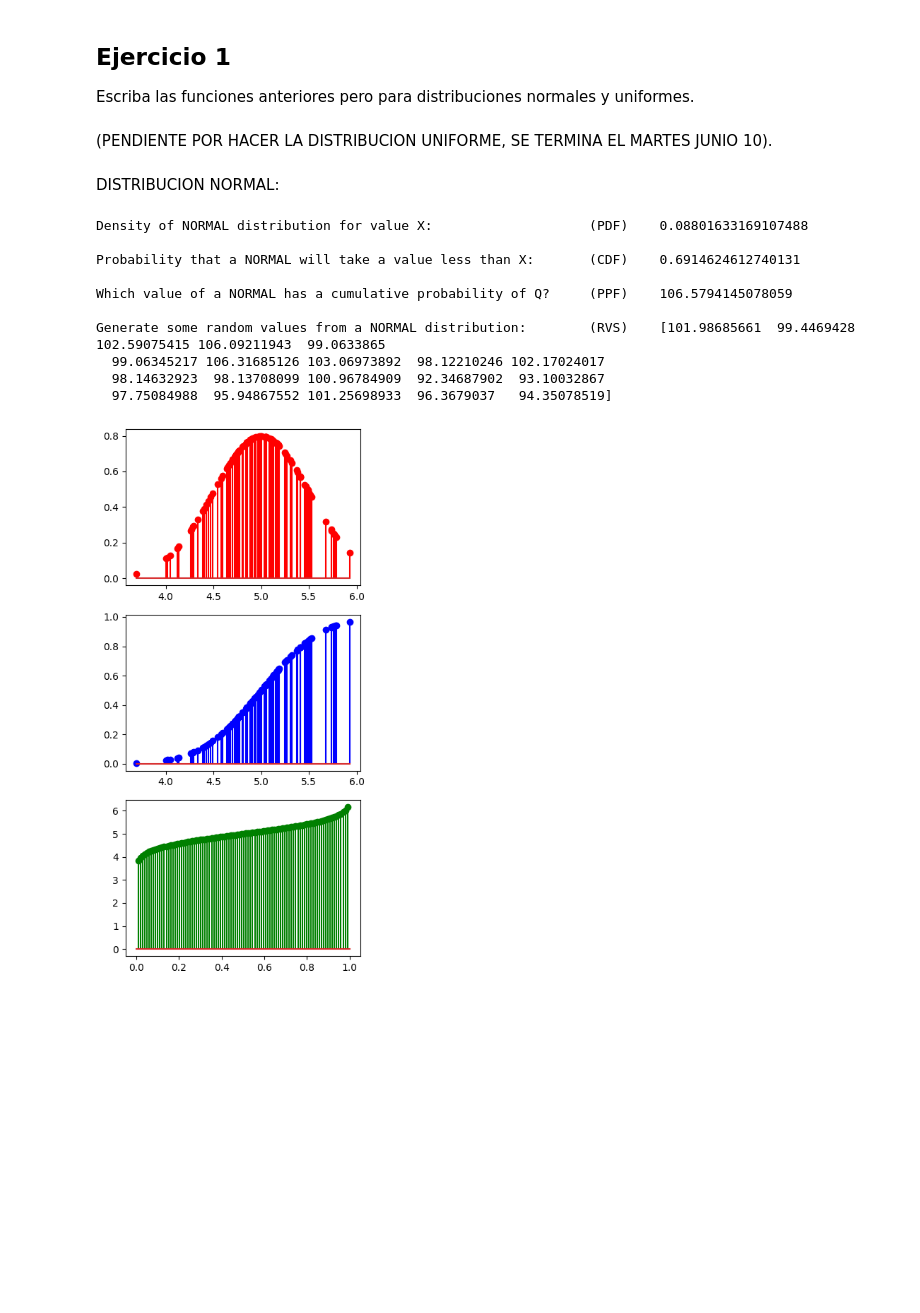
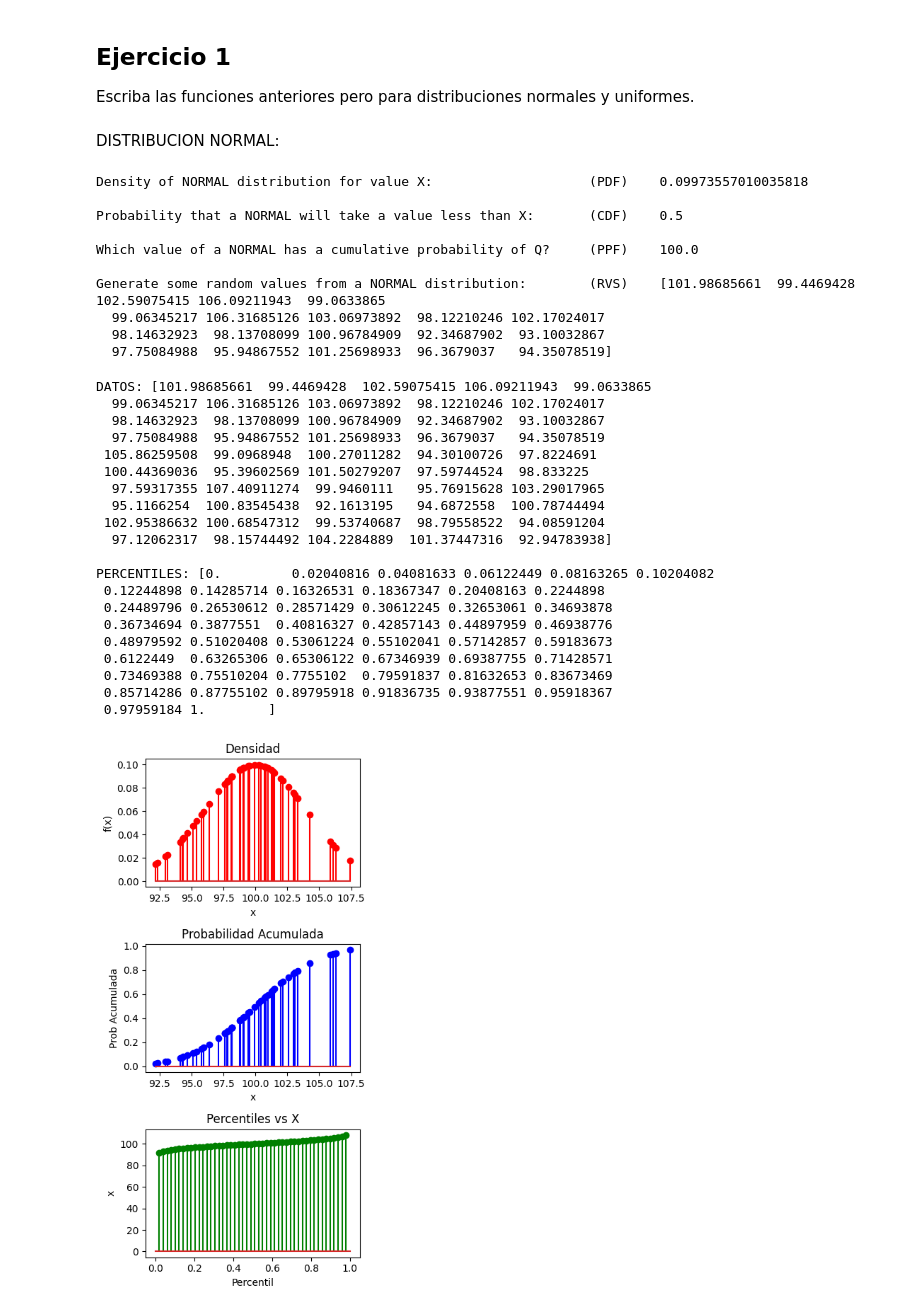
Before and after one commit to dancrg/probability-distribution-exercises-project-with-python, a Jupyter notebook: notebook/problems.es.ipynb, the cells around one changed output. Drawn from its saved outputs; the diff is of its cells as text; code cells hidden in the pictures; blank space fills up the shorter version.

```diff
--- a/notebook/problems.es.ipynb
+++ b/notebook/problems.es.ipynb
@@ -80,8 +85,6 @@ plt.show()
 ## Ejercicio 1
 
 Escriba las funciones anteriores pero para distribuciones normales y uniformes.
-# %% [markdown]
-(PENDIENTE POR HACER LA DISTRIBUCION UNIFORME, SE TERMINA EL MARTES JUNIO 10).
 # %% [markdown]
 DISTRIBUCION NORMAL:
 # %%
@@ -105,10 +108,10 @@ def rnorm(miu, desv, tamano):                     # Genera variables aleatorias
    result = norm.rvs(loc=miu, scale=desv, size=tamano)
    return result
 # %%
-X = 102
+X = 100
 miu = 100
 desv = 4
-Q = 0.95
+Q = 0.5
 tamano = 20
 
 import numpy as np
@@ -122,11 +125,11 @@ print(f"Which value of a NORMAL has a cumulative probability of Q?     (PPF)
 
 print(f"Generate some random values from a NORMAL distribution:        (RVS)    {rnorm(miu, desv, tamano)}\n")
 # %% [output]
-Density of NORMAL distribution for value X:                    (PDF)    0.08801633169107488
+Density of NORMAL distribution for value X:                    (PDF)    0.09973557010035818
 
-Probability that a NORMAL will take a value less than X:       (CDF)    0.6914624612740131
+Probability that a NORMAL will take a value less than X:       (CDF)    0.5
 
-Which value of a NORMAL has a cumulative probability of Q?     (PPF)    106.5794145078059
+Which value of a NORMAL has a cumulative probability of Q?     (PPF)    100.0
 
 Generate some random values from a NORMAL distribution:        (RVS)    [101.98685661  99.4469428  102.59075415 106.09211943  99.0633865
   99.06345217 106.31685126 103.06973892  98.12210246 102.17024017
@@ -135,30 +138,64 @@ Generate some random values from a NORMAL distribution:        (RVS)    [101.986
 # %%
 import matplotlib.pyplot as plt
 import numpy as np
 
 np.random.seed(42)
 
-miu = 5
-desv = 0.5
-tamano = 100
+miu = 100
+desv = 4
+tamano = 50
 
 data = rnorm(miu, desv, tamano)               # CREO LOS VALORES ALEATORIOS
 data_ppf = np.linspace(0,1,tamano)            # CREO LOS PERCENTILES
+
+print(f'DATOS: {data}\n')
+print(f'PERCENTILES: {data_ppf}\n')
 
 pdf = dnorm(data, miu, desv)
 cdf = pnorm(data, miu, desv)
 ppf = qnorm(data_ppf, miu, desv)
 
 fig, axis = plt.subplots(3, 1, figsize = (4, 8))
 
-axis[0].stem(data, pdf, "r-")
-axis[1].stem(data, cdf, "b-")
-axis[2].stem(data_ppf, ppf, "g-")
+axis[0].stem(data, pdf, "r-")                       # GRAFICO DE DENSIDAD           x VS f(x)
+axis[0].set_title("Densidad")
+axis[0].set_xlabel("x")
+axis[0].set_ylabel("f(x)")
+
+axis[1].stem(data, cdf, "b-")                       # GRAFICO DE PROB ACUMULADA     x VS p
+axis[1].set_title("Probabilidad Acumulada")
+axis[1].set_xlabel("x")
+axis[1].set_ylabel("Prob Acumulada")
+
+axis[2].stem(data_ppf, ppf, "g-")                   # GRAFICO DE VALORES X          percentiles VS x
+axis[2].set_title("Percentiles vs X")
+axis[2].set_xlabel("Percentil")
+axis[2].set_ylabel("x")
 
 # Adjust the layout
 plt.tight_layout()
 
 # Show the plot
 plt.show()
 # %% [output]
+DATOS: [101.98685661  99.4469428  102.59075415 106.09211943  99.0633865
+  99.06345217 106.31685126 103.06973892  98.12210246 102.17024017
+  98.14632923  98.13708099 100.96784909  92.34687902  93.10032867
+  97.75084988  95.94867552 101.25698933  96.3679037   94.35078519
+ 105.86259508  99.0968948  100.27011282  94.30100726  97.8224691
+ 100.44369036  95.39602569 101.50279207  97.59744524  98.833225
+  97.59317355 107.40911274  99.9460111   95.76915628 103.29017965
+  95.1166254  100.83545438  92.1613195   94.6872558  100.78744494
+ 102.95386632 100.68547312  99.53740687  98.79558522  94.08591204
+  97.12062317  98.15744492 104.2284889  101.37447316  92.94783938]
+
+PERCENTILES: [0.         0.02040816 0.04081633 0.06122449 0.08163265 0.10204082
+ 0.12244898 0.14285714 0.16326531 0.18367347 0.20408163 0.2244898
+ 0.24489796 0.26530612 0.28571429 0.30612245 0.32653061 0.34693878
+ 0.36734694 0.3877551  0.40816327 0.42857143 0.44897959 0.46938776
+ 0.48979592 0.51020408 0.53061224 0.55102041 0.57142857 0.59183673
+ 0.6122449  0.63265306 0.65306122 0.67346939 0.69387755 0.71428571
+ 0.73469388 0.75510204 0.7755102  0.79591837 0.81632653 0.83673469
+ 0.85714286 0.87755102 0.89795918 0.91836735 0.93877551 0.95918367
+ 0.97959184 1.        ]
-[figure, old version]
+[figure, new version]
```
Also changed, not shown: parts of 5 cells of this notebook.
